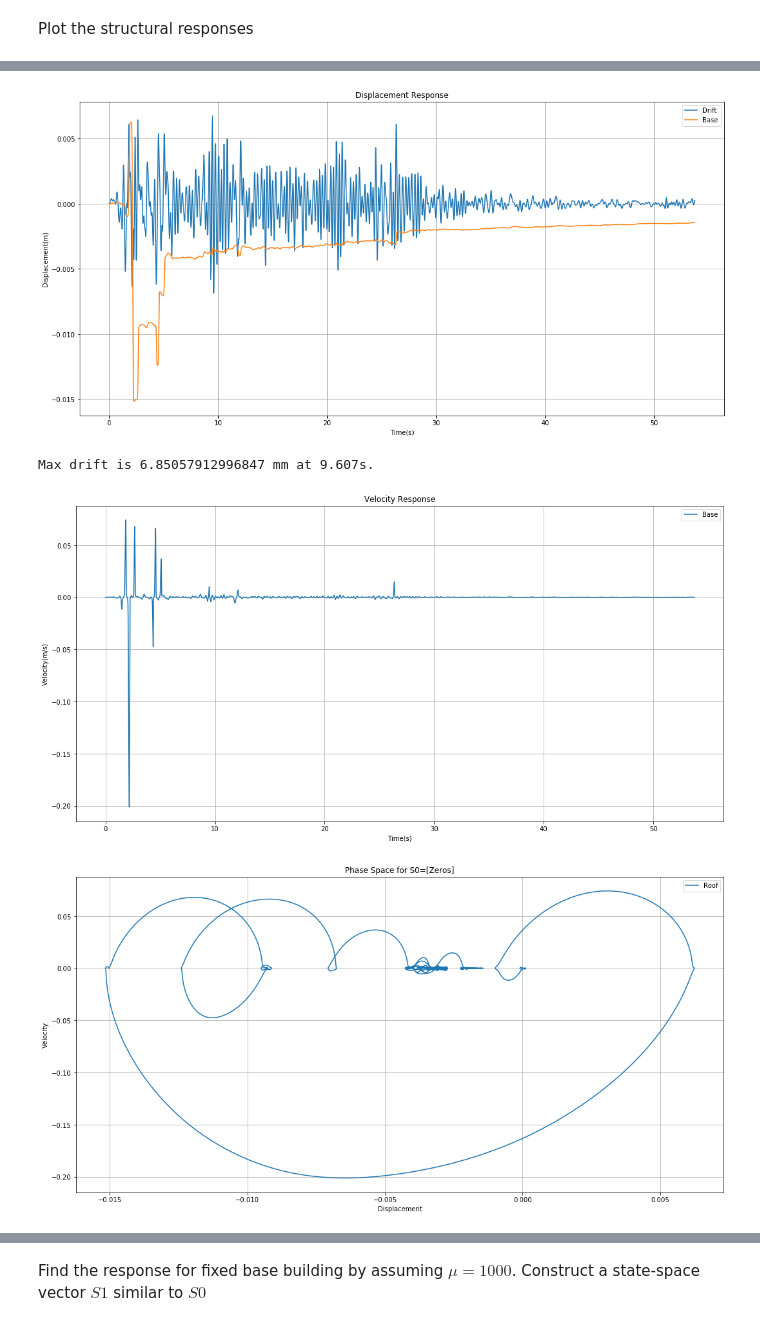
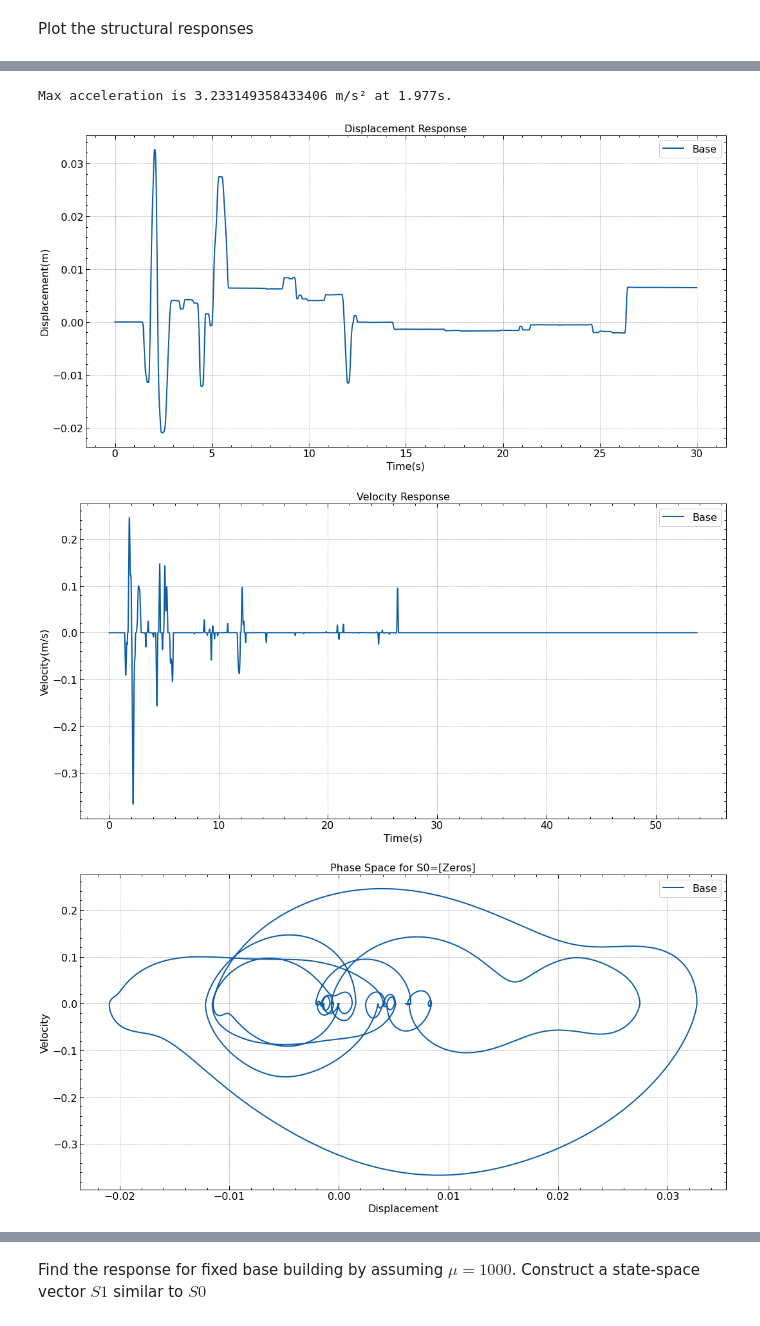
Before and after one commit to nkalauni/low-cost-base-isolation, a Jupyter notebook: direct_method.ipynb, the cells around one changed output, grey strips where cells are left out. Saved outputs shown, nothing was run; the diff lists cells and outputs as text; code cells hidden in the pictures.

```diff
--- a/direct_method.ipynb
+++ b/direct_method.ipynb
@@ -6,6 +6,8 @@ from numpy import arctan
 from scipy import integrate
 from scipy.interpolate import interp1d
 import matplotlib.pyplot as plt
+# %%
+plt.style.use(['science','notebook','grid'])
 # %% [markdown]
 Define all necessary variables:
 
@@ -197,0 +201,6 @@ len(inter)
+# %%
+acc = [[], [], [], []]
+S0_d = dSdt(t, [a[0] for a in S0], inter[0])
+for i in range(len(acc)):
+    acc[i].append(S0_d[2*i + 1])
+acc
@@ -235,8 +249,11 @@ for i in range(len(t)-1):
     time = (t[i], t[i+1])
     #ans = integrate.odeint(dSdt, [a[i] for a in S0] , time, args)
     ans = integrate.solve_ivp(dSdt, time, [a[i] for a in S0], method = 'BDF', t_eval = time, args = args,
-                   rtol = 1e-10, atol = 1e-10)
+                   rtol = 1e-8, atol = 1e-8)
     for j in range(len(S0)):
         #S0[j].append(ans[1][j])
         S0[j].append(ans.y[j,1])
+    S_d = dSdt(time, [a[i+1] for a in S0], inter[i+1])
+    for i in range(len(acc)):
+        acc[i].append(S_d[2*i + 1])
 # %%
@@ -248,23 +296,21 @@ Plot the structural responses
+# %%
+abs_acc = np.absolute(roof_acc)
+acc_max = np.amax(abs_acc)
+time_max = t[np.argmax(abs_acc)]
+print(f'Max acceleration is {acc_max} m/s\u00b2 at {time_max}s.')
+# %% [output]
+Max acceleration is 3.233149358433406 m/s² at 1.977s.
 # %%
 fig = plt.figure(figsize = (18,9))
 ax = fig.add_subplot(111)
-h1, = ax.plot(t, np.array(S0[0]) - np.array(S0[2]))
-h2, = ax.plot(t, S0[2])
-ax.legend([h1, h2], ['Drift', 'Base'])
+h2, = ax.plot(t[0:30000], S0[2][0:30000])
+ax.legend([h2], ['Base'])
 ax.set_ylabel('Displacement(m)')
 ax.set_xlabel('Time(s)')
-ax.grid()
 plt.title('Displacement Response')
 plt.show()
 # %% [output]
-[figure, old version]
+[figure, new version]
-# %%
-abs_drift = np.absolute(np.array(S0[0]) - np.array(S0[2]))
-drift_max = np.amax(abs_drift) * 1000
-time_max = t[np.argmax(abs_drift)]
-print(f'Max drift is {drift_max} mm at {time_max}s.')
-# %% [output]
-Max drift is 6.85057912996847 mm at 9.607s.
 # %%
 fig = plt.figure(figsize = (18,9))
 ax = fig.add_subplot(111)
@@ -272,23 +318,21 @@ h2, = ax.plot(t, S0[3])
 ax.legend([h2], ['Base'])
 ax.set_ylabel('Velocity(m/s)')
 ax.set_xlabel('Time(s)')
-ax.grid()
 plt.title('Velocity Response')
 plt.show()
 # %% [output]
-[figure, old version]
+[figure, new version]
 # %%
 fig = plt.figure(figsize = (18,9))
 ax = fig.add_subplot(111)
-h2, = ax.plot(S0[2],S0[3])
-ax.legend([h1, ], ['Roof', ])
+h1, = ax.plot(S0[2],S0[3])
+ax.legend([h1, ], ['Base', ])
 ax.set_ylabel('Velocity')
 ax.set_xlabel('Displacement')
-ax.grid()
 plt.title('Phase Space for S0=[Zeros]')
 plt.show()
 # %% [output]
-[figure, old version]
+[figure, new version]
 # %%
 fig = plt.figure(figsize = (18,9))
 ax = fig.add_subplot(111)
```
Also changed, not shown: parts of 25 cells of this notebook.
